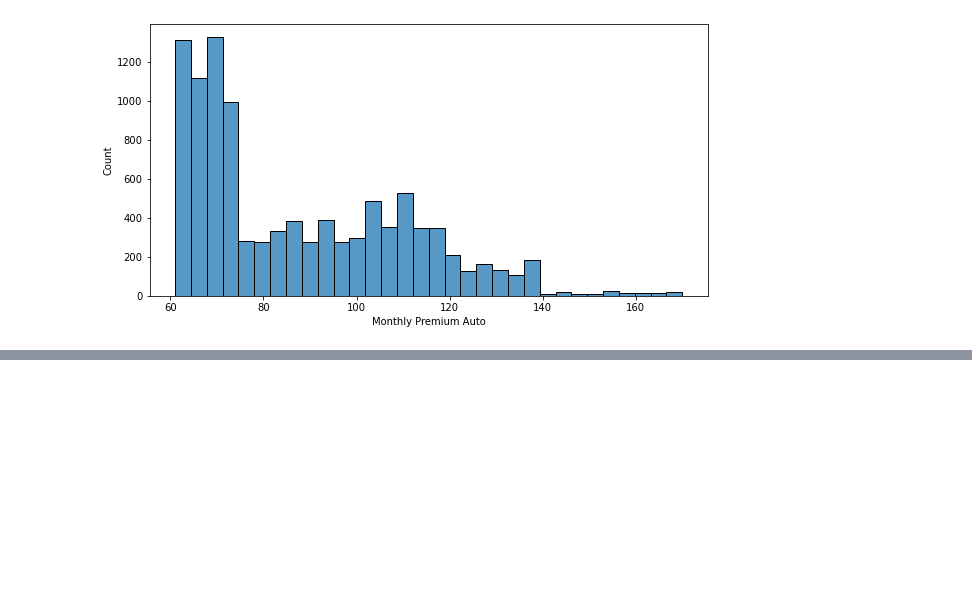
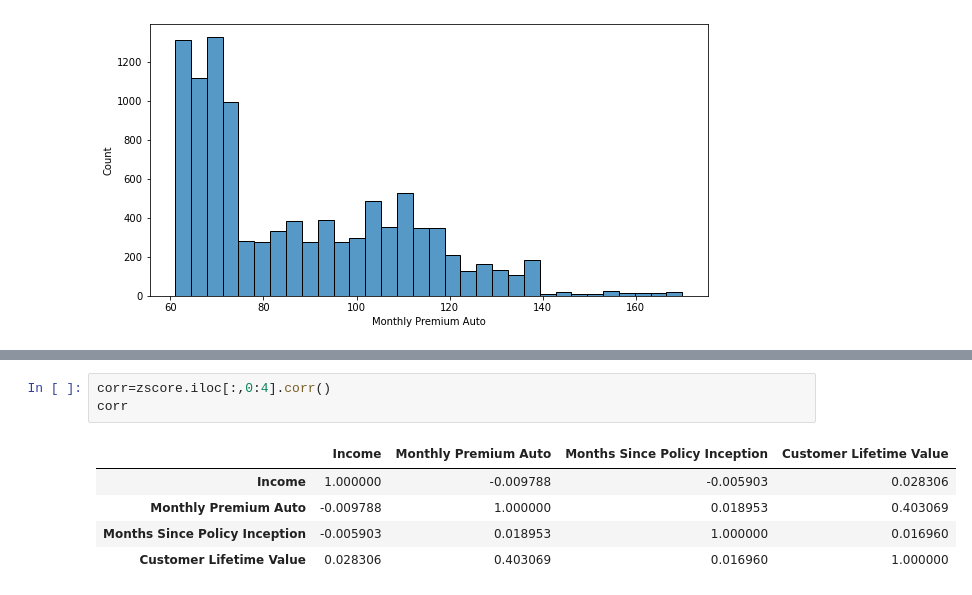
Before and after one commit to adrianacupp/case_study, a Jupyter notebook: Case_Studies/Customer_Analysis_Case_Study/Customer_Analysis_Plotting_day_8.ipynb, the cells around one changed output, grey strips where cells are left out. Drawn from its saved outputs; the diff is of its cells as text; blank space fills up the shorter version.

```diff
--- a/Case_Studies/Customer_Analysis_Case_Study/Customer_Analysis_Plotting_day_8.ipynb
+++ b/Case_Studies/Customer_Analysis_Case_Study/Customer_Analysis_Plotting_day_8.ipynb
@@ -349,0 +414,9 @@ sns.histplot(cleaned_Monthly_Premium_Auto)
+# %%
+corr=zscore.iloc[:,0:4].corr()
+corr
+# %% [output]
+|  | Income | Monthly Premium Auto | Months Since Policy Inception | Customer Lifetime Value |
+| Income | 1.000000 | -0.009788 | -0.005903 | 0.028306 |
+| Monthly Premium Auto | -0.009788 | 1.000000 | 0.018953 | 0.403069 |
+| Months Since Policy Inception | -0.005903 | 0.018953 | 1.000000 | 0.016960 |
+| Customer Lifetime Value | 0.028306 | 0.403069 | 0.016960 | 1.000000 |
```
Also changed, not shown: parts of 5 cells of this notebook.
